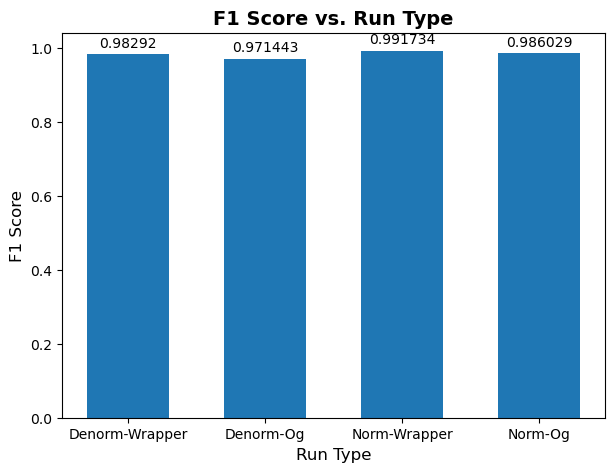
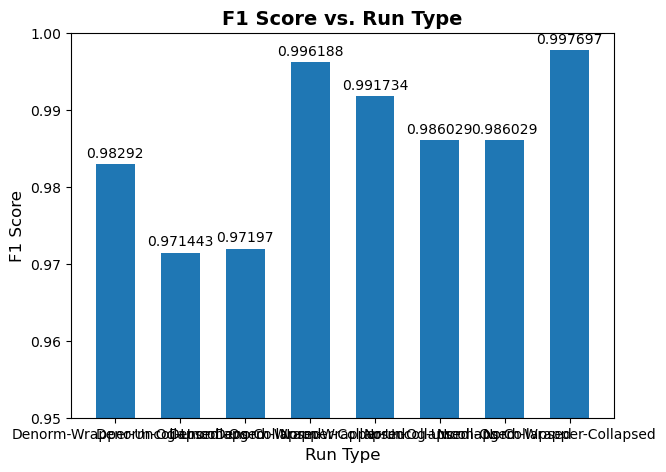
Unified diff of the notebook cell whose output changed from the first chart to the second:
--- before
+++ after
@@ -8,5 +8,5 @@
 bars = ax.bar(cats, vals, width=0.6)
 ax.bar_label(bars, padding=3)
-# ax.set_ylim(0.95, 1.0)
+ax.set_ylim(0.95, 1.0)
 
 # Customizing labels and title

Commit: run types